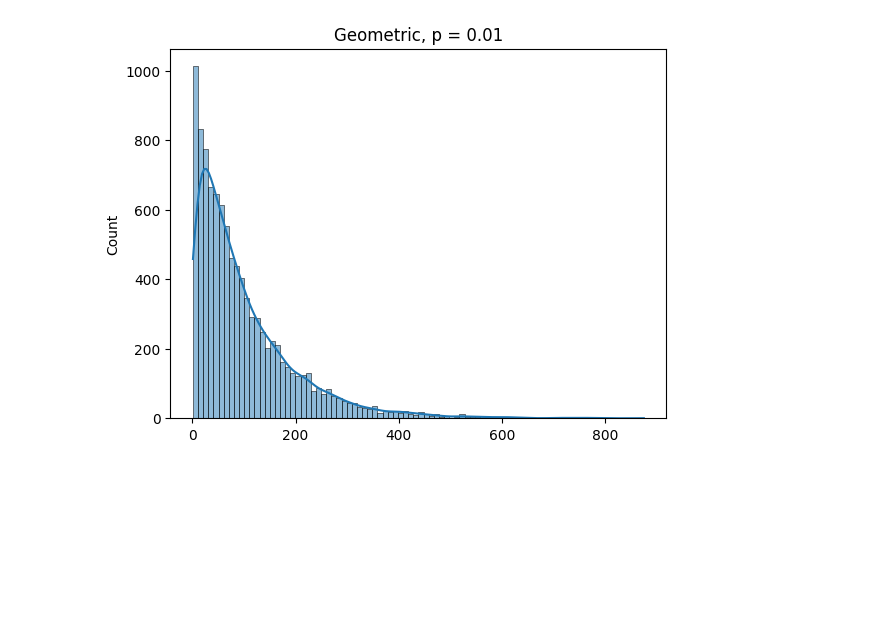
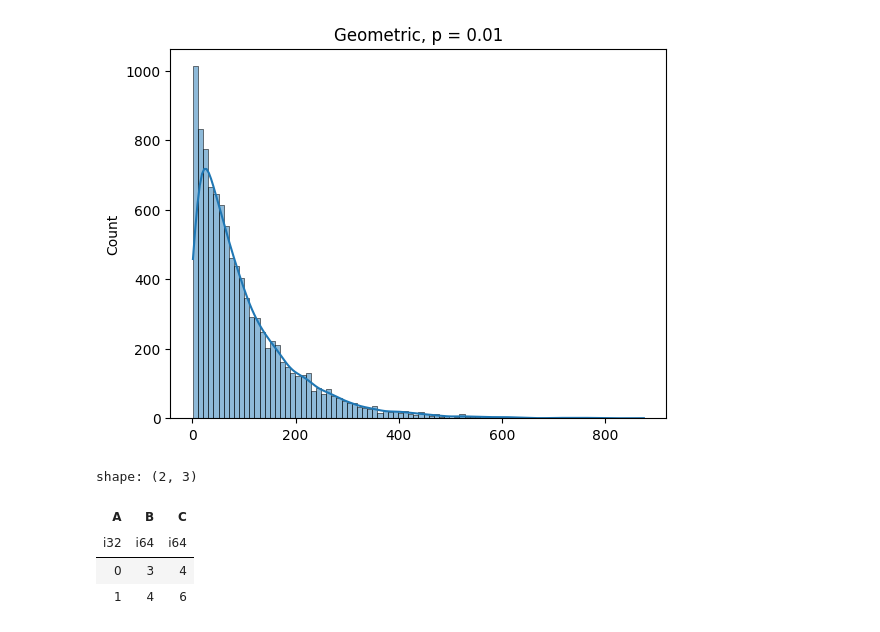
Before and after one commit to Clouder0/Statistics, a Jupyter notebook: distributions/common.ipynb, the cells around one changed output. Saved outputs shown, nothing was run; the diff lists cells and outputs as text; code cells hidden in the pictures; blank space fills up the shorter version.

```diff
--- a/distributions/common.ipynb
+++ b/distributions/common.ipynb
@@ -53,3 +53,15 @@ plt.title(f"Geometric, p = {p}")
 plt.show()
 # %% [output]
 [figure]
+# %%
+df = pl.DataFrame({"A": [1, 2], "B": [3, 4]})
+
+df.with_columns(
+    (pl.col("A") + pl.col("B")).alias("C"),
+).with_columns(pl.when(pl.col("C") > 4).then(pl.col("A")).otherwise(0).alias("A"))
+# %% [output]
+shape: (2, 3)
+| A | B | C |
+| i32 | i64 | i64 |
+| 0 | 3 | 4 |
+| 1 | 4 | 6 |
```
Also changed, not shown: parts of 2 cells of this notebook, 11 other files.
